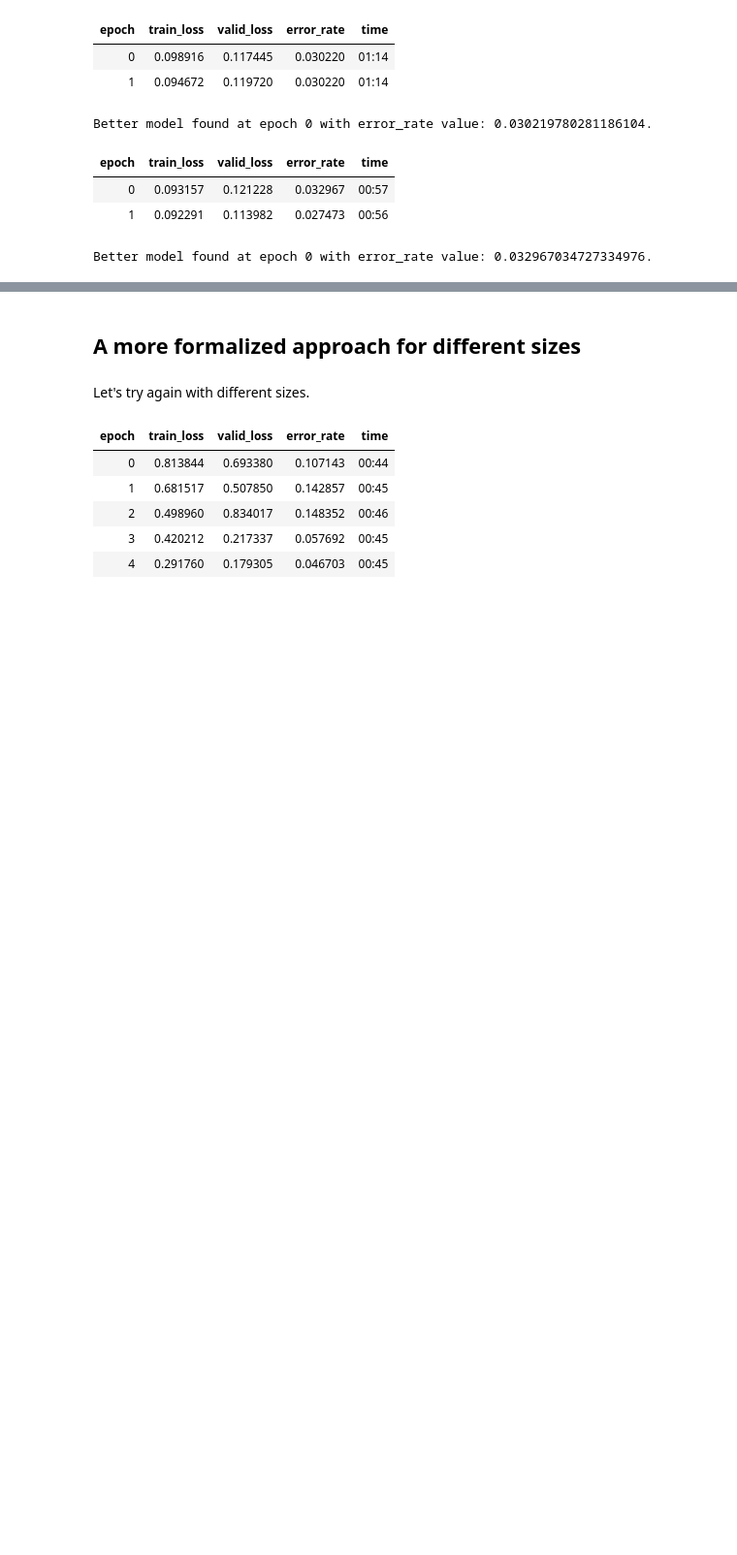
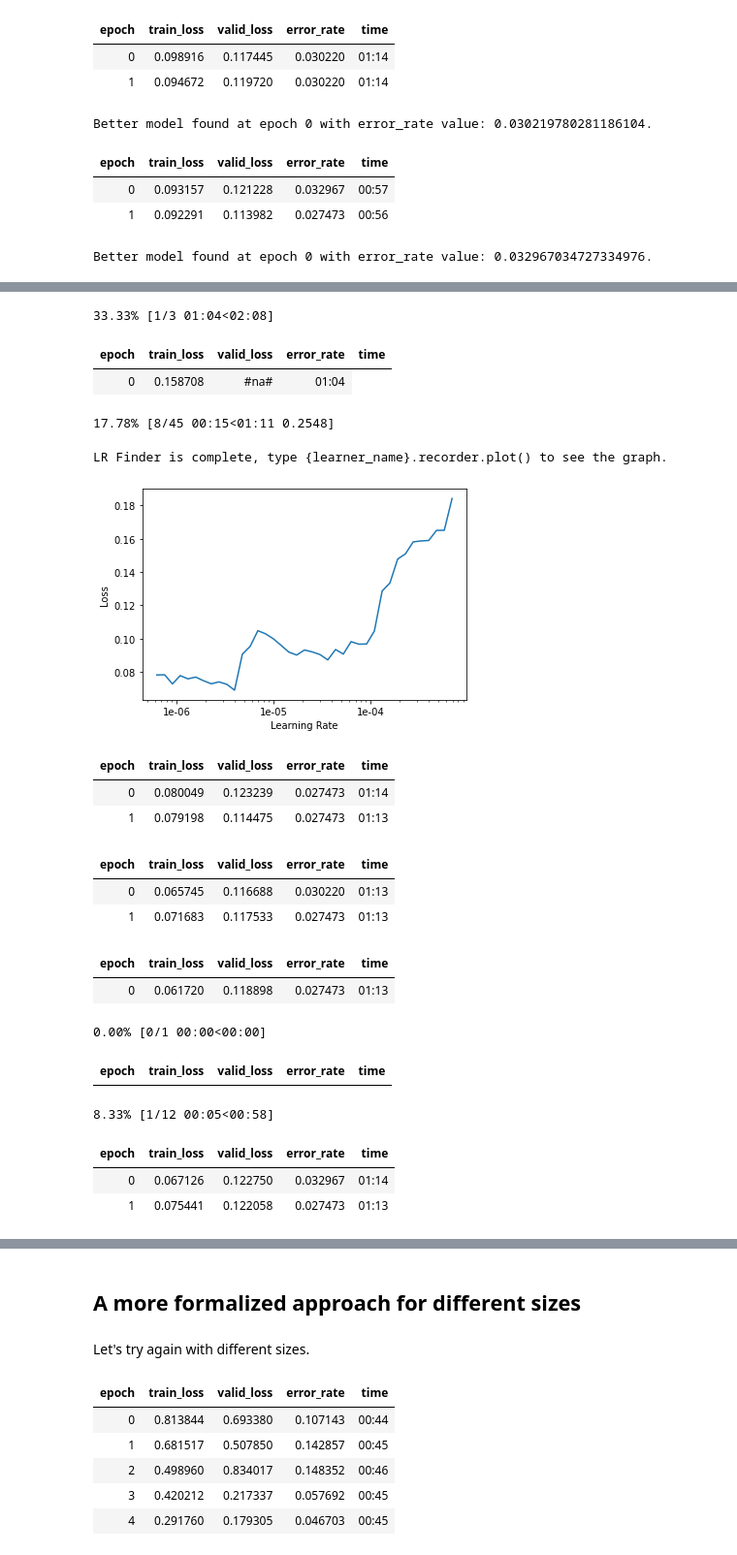
Before and after one commit to vitsalis/kaggle, a Jupyter notebook: FGVC7/solution.ipynb, the cells around one changed output, grey strips where cells are left out. Shown: that part at 97% size. Drawn from its saved outputs; the diff is of its cells as text; code cells hidden in the pictures; blank space fills up the shorter version.

```diff
--- a/FGVC7/solution.ipynb
+++ b/FGVC7/solution.ipynb
@@ -1229,0 +1263,2 @@ learner.save('amazingwow')
+# %%
+learner.load('now');
@@ -1229,0 +1267,39 @@ learner.save('amazingwow')
+# %%
+learner.lr_find()
+learner.recorder.plot()
+# %% [output]
+33.33% [1/3 01:04<02:08]
+| epoch | train_loss | valid_loss | error_rate | time |
+| 0 | 0.158708 | #na# | 01:04 |
+17.78% [8/45 00:15<01:11 0.2548]
+LR Finder is complete, type {learner_name}.recorder.plot() to see the graph.
+[figure, added]
+# %%
+learner.fit_one_cycle(2, slice(1e-6, 4e-6), wd=5e-2, moms=(0.8, 0.7), pct_start=0.5)
+# %% [output]
+| epoch | train_loss | valid_loss | error_rate | time |
+| 0 | 0.080049 | 0.123239 | 0.027473 | 01:14 |
+| 1 | 0.079198 | 0.114475 | 0.027473 | 01:13 |
+# %%
+learner.fit_one_cycle(2, slice(2e-6, 4e-6), wd=5e-2, moms=(0.8, 0.7), pct_start=0.5)
+# %% [output]
+| epoch | train_loss | valid_loss | error_rate | time |
+| 0 | 0.065745 | 0.116688 | 0.030220 | 01:13 |
+| 1 | 0.071683 | 0.117533 | 0.027473 | 01:13 |
+# %%
+learner.fit_one_cycle(1, slice(2e-6, 4e-6), wd=5e-2, moms=(0.8, 0.7), pct_start=0.5)
+# %% [output]
+| epoch | train_loss | valid_loss | error_rate | time |
+| 0 | 0.061720 | 0.118898 | 0.027473 | 01:13 |
+# %%
+learner.fit_one_cycle(1, slice(2e-6, 4e-6), wd=5e-3, moms=(0.8, 0.7), pct_start=0.5)
+# %% [output]
+0.00% [0/1 00:00<00:00]
+| epoch | train_loss | valid_loss | error_rate | time |
+8.33% [1/12 00:05<00:58]
+# %%
+learner.fit_one_cycle(2, slice(2e-6, 4e-6), wd=5e-3, moms=(0.8, 0.7), pct_start=0.5)
+# %% [output]
+| epoch | train_loss | valid_loss | error_rate | time |
+| 0 | 0.067126 | 0.122750 | 0.032967 | 01:14 |
+| 1 | 0.075441 | 0.122058 | 0.027473 | 01:13 |
```
Also changed, not shown: parts of 23 cells of this notebook.
